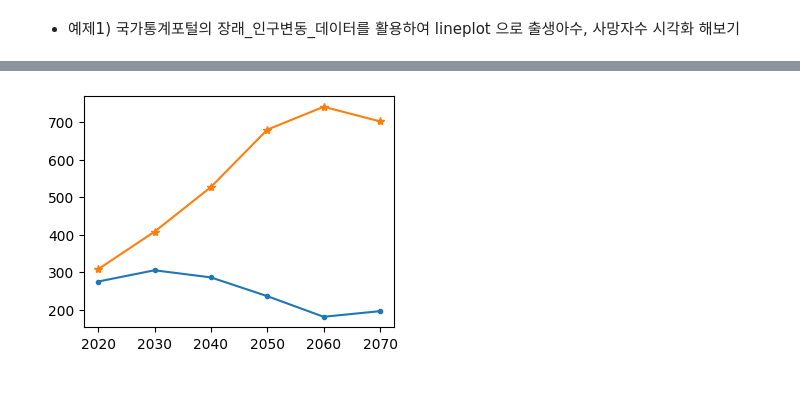
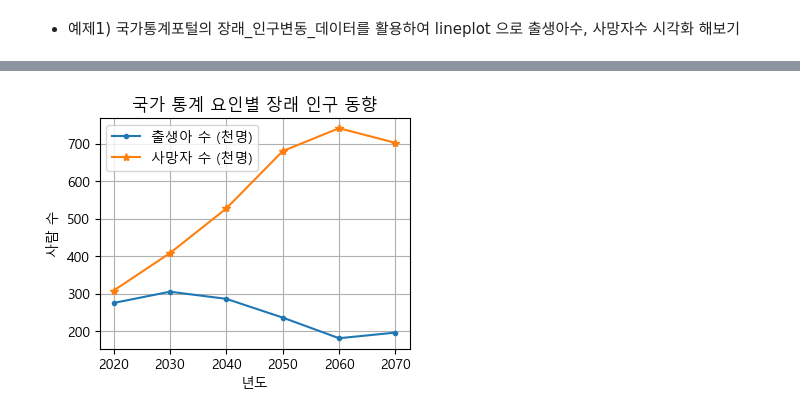
Before and after one commit to sentimentalhoon/MyPython, a Jupyter notebook: python_lib/ex_06_matplotlib.ipynb, the cells around one changed output, grey strips where cells are left out. Drawn from its saved outputs; the diff is of its cells as text; code cells hidden in the pictures; blank space fills up the shorter version.

```diff
--- a/python_lib/ex_06_matplotlib.ipynb
+++ b/python_lib/ex_06_matplotlib.ipynb
@@ -77,14 +79,28 @@ data = pd.read_csv("../data/csv/장래_인구변동_KOSIS.csv", encoding="euc-kr
 # %%
+
+from matplotlib import font_manager, rc
+
+font_path = 'C:\Windows\Fonts\malgun.ttf'
+font_name = font_manager.FontProperties(fname = font_path).get_name()
+rc('font', family = font_name)
+
 x = data.columns
 
 # 출생아 수 (천명) : 데이터에 접근해보기
 y1 = data.iloc[1]
 # 사망자 수 (천명) : 데이터에 접근해보기
 y2 = data.iloc[2]
 
 plt.figure(figsize = (4,3))
-plt.plot(y1.index, y1, marker='.')
-plt.plot(y2.index, y2, marker='*')
+plt.title('국가 통계 요인별 장래 인구 동향')
+plt.plot(x, y1, marker='.', label='출생아 수 (천명)')
+plt.plot(x, y2, marker='*', label='사망자 수 (천명)')
+# 범례 추가하기 (선 이름을 달아서 구분하기)
+plt.legend()
+plt.grid() # 눈금선 추가
+plt.xlabel('년도')
+plt.ylabel('사람 수')
+plt.savefig('../data/image/fig.png', dpi=600, bbox_inches='tight')
 plt.show()
 # %% [output]
-[figure, old version]
+[figure, new version]
```
Also changed, not shown: parts of 24 cells of this notebook, 7 other files.
